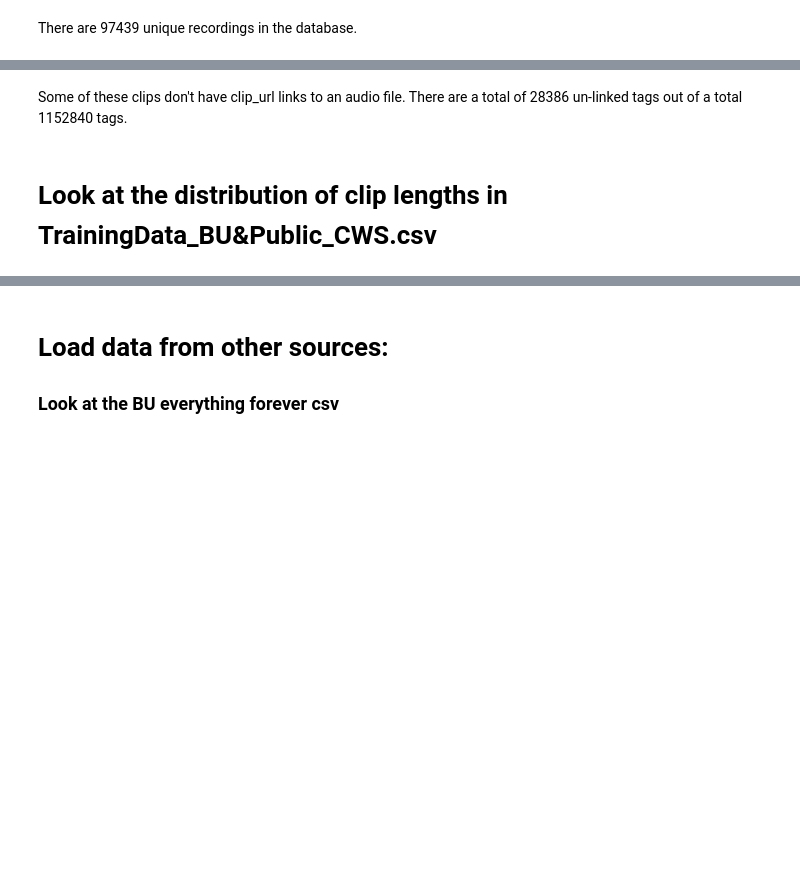
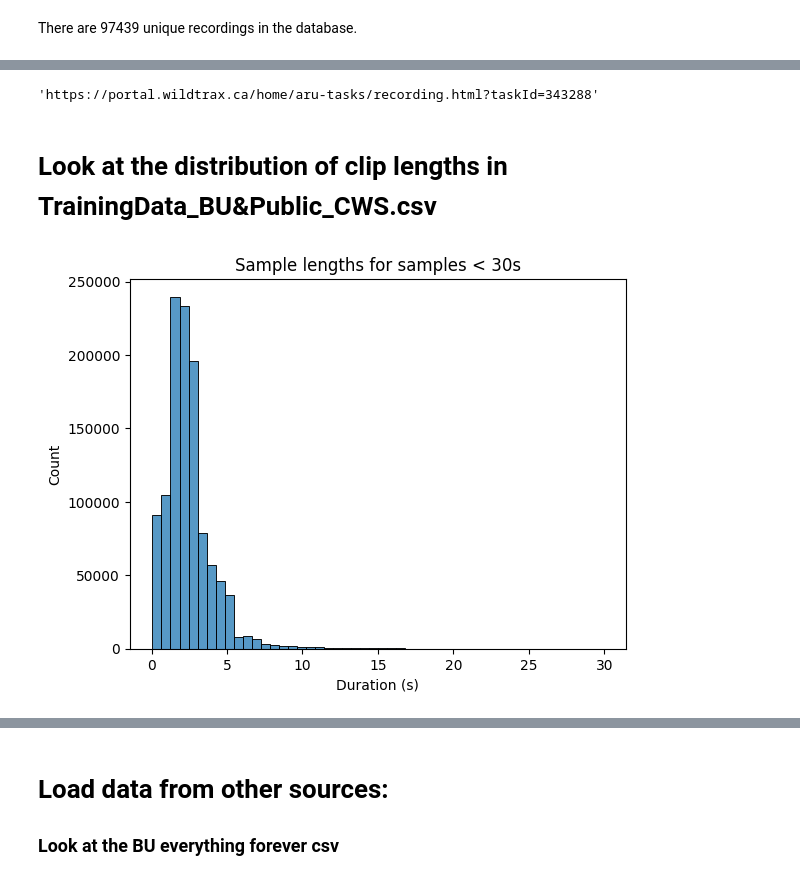
Before and after one commit to Mgallimore88/osfl_cnn_recognizer, a Jupyter notebook: notebooks/exploratory/1.1-mjg-osfl-eda-data-analysis.ipynb, the cells around one changed output, grey strips where cells are left out. Saved outputs shown, nothing was run; the diff lists cells and outputs as text; code cells hidden in the pictures; blank space fills up the shorter version.

```diff
--- a/notebooks/exploratory/1.1-mjg-osfl-eda-data-analysis.ipynb
+++ b/notebooks/exploratory/1.1-mjg-osfl-eda-data-analysis.ipynb
@@ -155,2 +293,3 @@ There are 97439 unique recordings in the database.
 # %%
-len(meta[meta.clip_url.isna()])
+meta.drop(meta.loc[meta.clip_url=='nan'].index, inplace=True)
+meta.clip_url.value_counts()
@@ -157,2 +308,0 @@ len(meta[meta.clip_url.isna()])
-# %% [markdown]
-Some of these clips don't have clip_url links to an audio file. There are a total of 28386 un-linked tags out of a total 1152840 tags.
@@ -167,17 +309,17 @@ meta
 # %%
-display_all(meta.loc[meta.species_code=='OSFL'].url.iloc[1])
+meta.loc[meta.species_code=='OSFL'].url.iloc[1]
+# %% [output]
+'https://portal.wildtrax.ca/home/aru-tasks/recording.html?taskId=343288'
 # %% [markdown]
 # Look at the distribution of clip lengths in  TrainingData_BU&Public_CWS.csv
 # %%
 df = meta.loc[meta.tag_duration<30]
-
-# Create a figure with subplots for both the histogram and KDE plot
 fig, ax = plt.subplots()
-# Create a histogram
 sns.histplot(data=df, x='tag_duration', ax=ax, bins=50)
-ax.set_xlabel('Time (s)')
-ax.set_ylabel('number of recordings')
-ax.set_title('Distribution Plot of sample lengths')
-
+ax.set_xlabel('Duration (s)')
+ax.set_ylabel('Count')
+ax.set_title('Sample lengths for samples < 30s')
 plt.show()
+# %% [output]
+[figure, added]
 # %%
```
Also changed, not shown: parts of 69 cells of this notebook, 4 other files.
